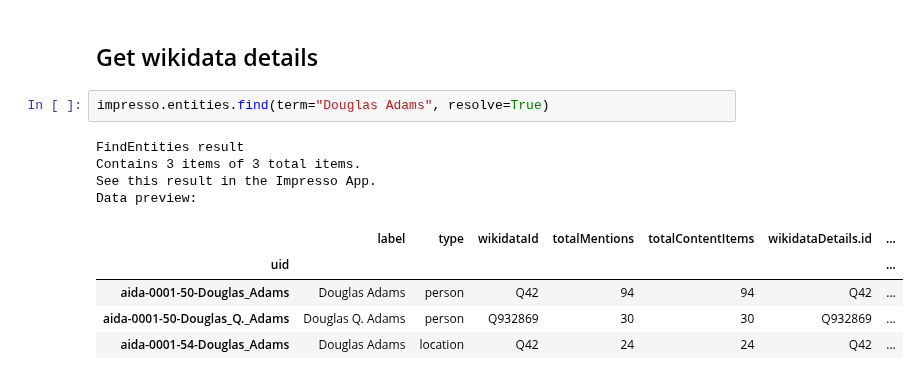
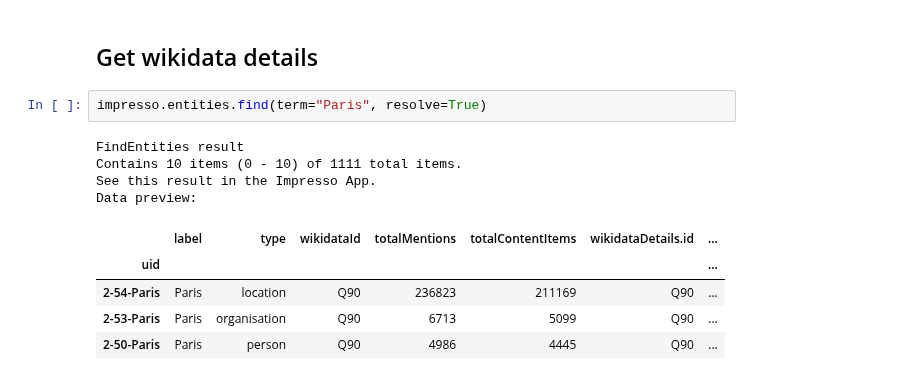
Before and after one commit to impresso/impresso-py, a Jupyter notebook: examples/notebooks/entities.ipynb, the cells around one changed output. Cells and saved outputs as stored; diff of their text form.

```diff
--- a/examples/notebooks/entities.ipynb
+++ b/examples/notebooks/entities.ipynb
@@ -95,14 +110,14 @@ Data preview:
 # %% [markdown]
 ## Get wikidata details
 # %%
-impresso.entities.find(term="Douglas Adams", resolve=True)
+impresso.entities.find(term="Paris", resolve=True)
 # %% [output]
 FindEntities result
-Contains 3 items of 3 total items.
+Contains 10 items (0 - 10) of 1111 total items.
 See this result in the Impresso App.
 Data preview:
 |  | label | type | wikidataId | totalMentions | totalContentItems | wikidataDetails.id | ... |
 | uid |  |  |  |  |  |  | ... |
-| aida-0001-50-Douglas_Adams | Douglas Adams | person | Q42 | 94 | 94 | Q42 | ... |
-| aida-0001-50-Douglas_Q._Adams | Douglas Q. Adams | person | Q932869 | 30 | 30 | Q932869 | ... |
-| aida-0001-54-Douglas_Adams | Douglas Adams | location | Q42 | 24 | 24 | Q42 | ... |
+| 2-54-Paris | Paris | location | Q90 | 236823 | 211169 | Q90 | ... |
+| 2-53-Paris | Paris | organisation | Q90 | 6713 | 5099 | Q90 | ... |
+| 2-50-Paris | Paris | person | Q90 | 4986 | 4445 | Q90 | ... |
```
Also changed, not shown: parts of 11 cells of this notebook, 39 other files.
